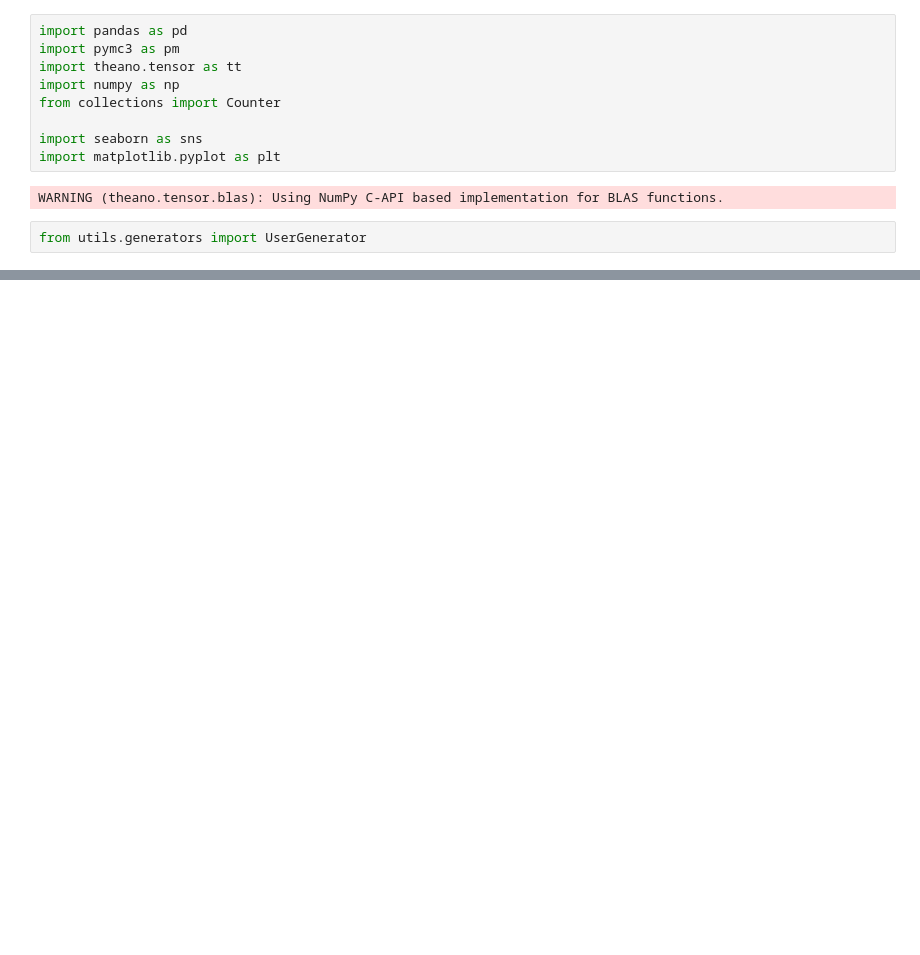
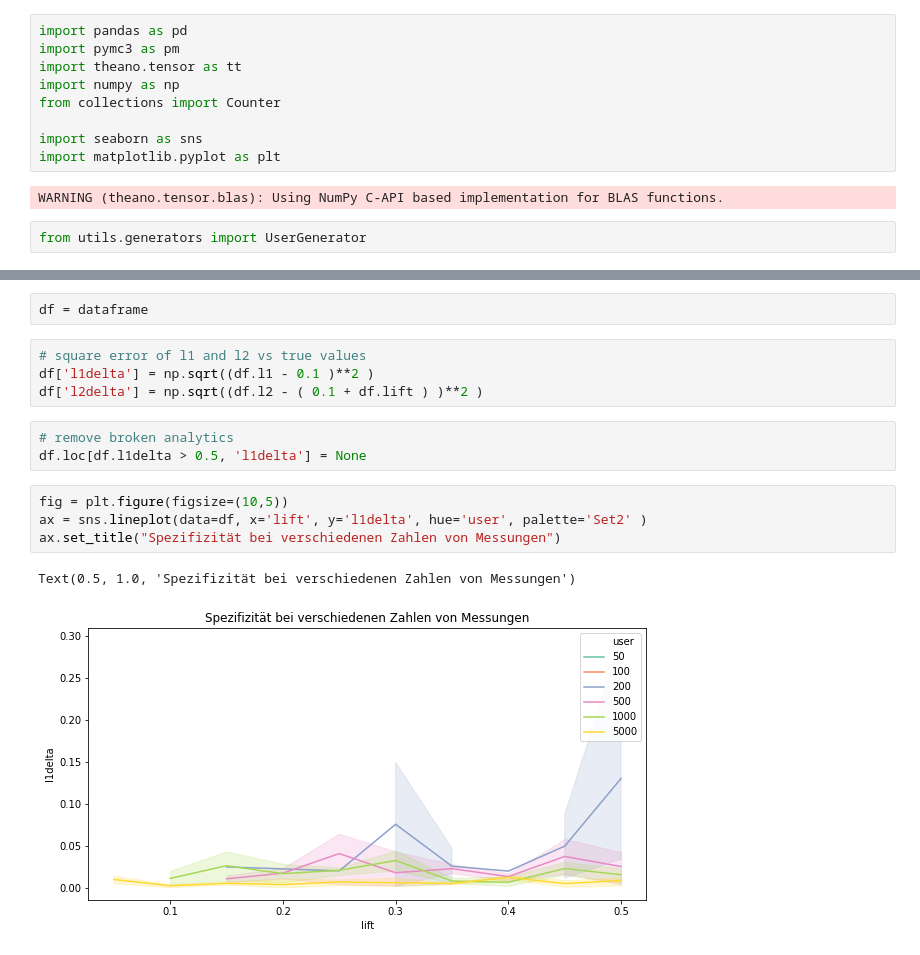
Before and after one commit to Ethuer/DataBlog, a Jupyter notebook: General/Lift_test_bayesian_part2.ipynb, the cells around one changed output, grey strips where cells are left out. Cells and saved outputs as stored; diff of their text form; blank space fills up the shorter version.

```diff
--- a/General/Lift_test_bayesian_part2.ipynb
+++ b/General/Lift_test_bayesian_part2.ipynb
@@ -100,0 +260,16 @@ for n_users in user_numbers:
+# %%
+df = dataframe
+# %%
+# square error of l1 and l2 vs true values
+df['l1delta'] = np.sqrt((df.l1 - 0.1 )**2 )
+df['l2delta'] = np.sqrt((df.l2 - ( 0.1 + df.lift ) )**2 )
+# %%
+# remove broken analytics
+df.loc[df.l1delta > 0.5, 'l1delta'] = None
+# %%
+fig = plt.figure(figsize=(10,5))
+ax = sns.lineplot(data=df, x='lift', y='l1delta', hue='user', palette='Set2' )
+ax.set_title("Spezifizität bei verschiedenen Zahlen von Messungen")
+# %% [output]
+Text(0.5, 1.0, 'Spezifizität bei verschiedenen Zahlen von Messungen')
+[figure, added]
```
Also changed, not shown: parts of 16 cells of this notebook.
